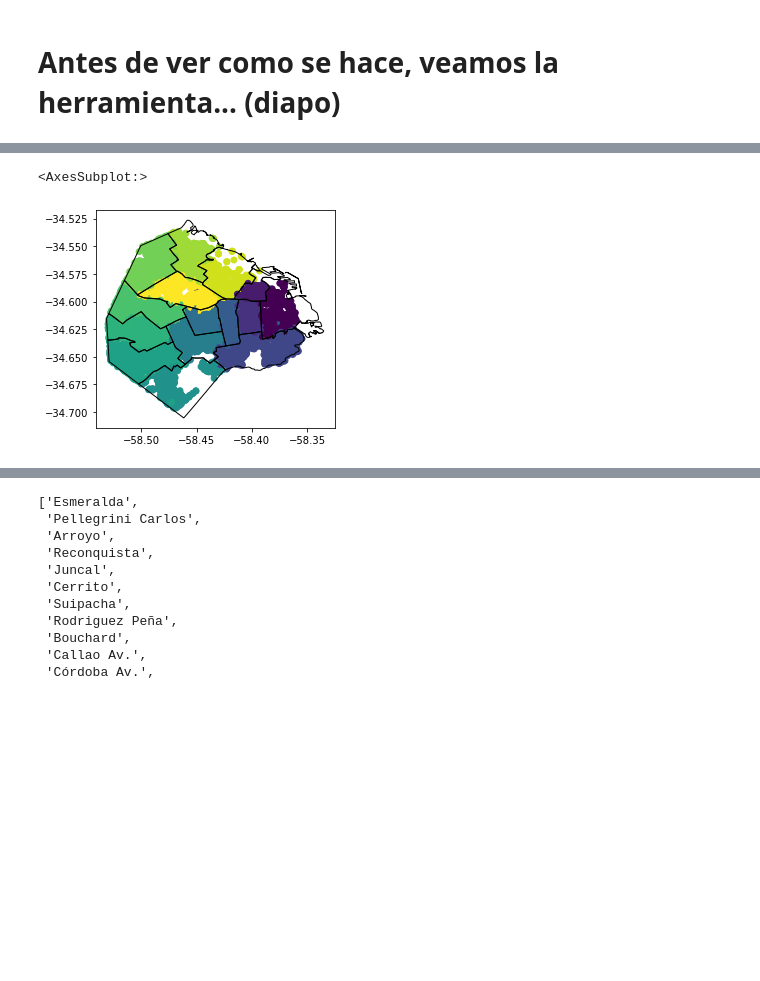
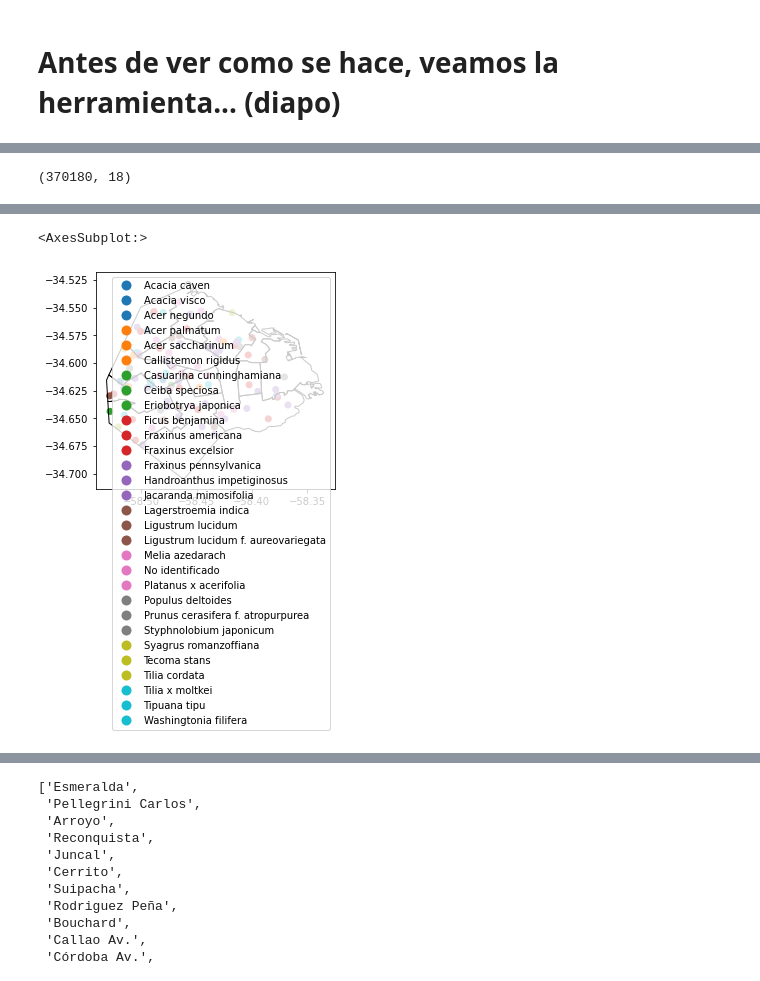
Before and after one commit to IonatanPerez/Cursos_DHDS_CN13, a Jupyter notebook: Clases/C8 - GPS/Modelo.ipynb, the cells around one changed output, grey strips where cells are left out. Drawn from its saved outputs; the diff is of its cells as text; code cells hidden in the pictures; blank space fills up the shorter version.

```diff
--- a/Clases/C8 - GPS/Modelo.ipynb
+++ b/Clases/C8 - GPS/Modelo.ipynb
@@ -83,6 +86,10 @@ arboles.head()
 | 2 | -58.379103 | -34.591939 | 30904 | Lineal | 1 | NaN | Arroyo | 800.0 | 848.0 | ... |
 | 3 | -58.380710 | -34.591548 | 31336 | Lineal | 1 | NaN | Arroyo | 900.0 | 932.0 | ... |
 | 4 | -58.380710 | -34.591548 | 31337 | Lineal | 1 | NaN | Arroyo | 900.0 | 932.0 | ... |
+# %%
+arboles.shape
+# %% [output]
+(370180, 18)
 # %%
 # generamos el geopandas asociado
 
@@ -98,13 +105,13 @@ geo_arboles.head()
 # %%
 # Probamos graficar los puntos en cada comuna
 
 fig, ax = plt.subplots()
 
-geo_arboles.sample(10000).plot(ax=ax, column = "comuna")
+geo_arboles.sample(100).plot(ax=ax, column = "nombre_cientifico", legend=True)
 geo_comunas.plot(ax=ax, facecolor="none", edgecolor='black')
 # %% [output]
 <AxesSubplot:>
-[figure, old version]
+[figure, new version]
 # %%
 # Queremos ahora marcar una calle, por ejemplo Av Santa Fe, para eso vamos a buscar los extremos filtrando los datos de los arboles que esten en esa calle y buscando las alturas maximas y minimas
 
```
Also changed, not shown: parts of 7 cells of this notebook, 1 other file.
